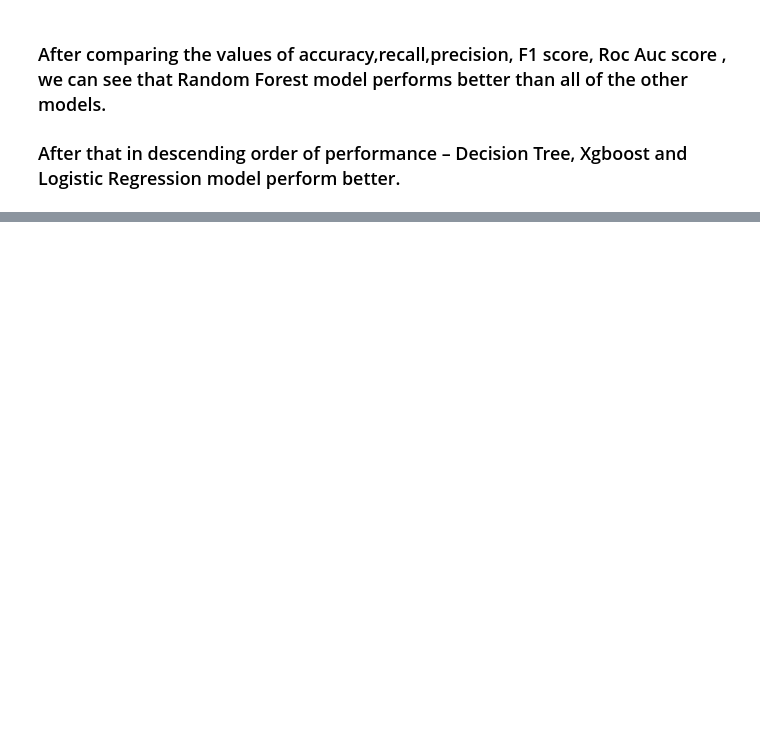
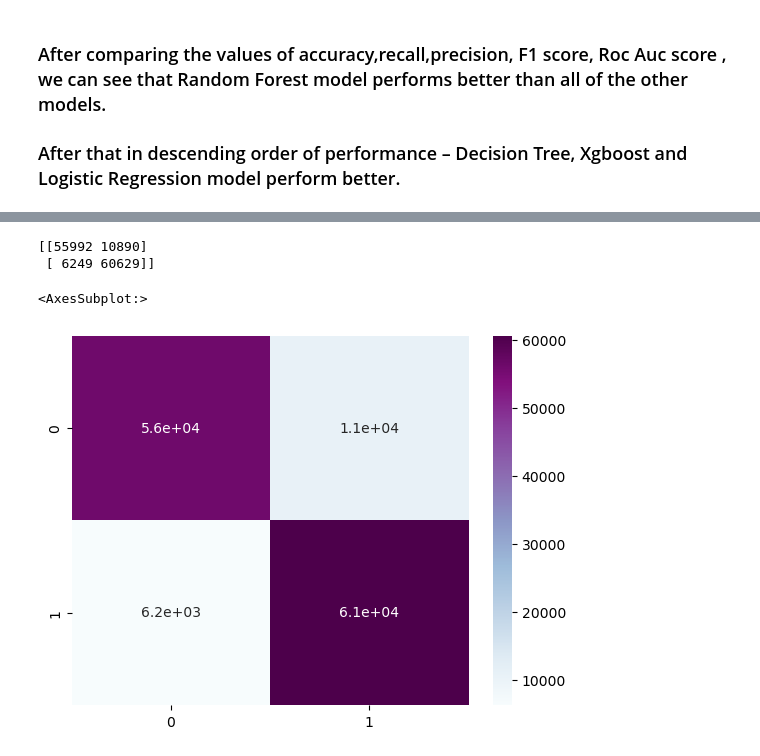
Before and after one commit to Prashant-Richhariya/Vehicle-Insurance-Cross-Sell-Prediction-Project, a Jupyter notebook: Vehicle Insurance Cross Sell Prediction.ipynb, the cells around one changed output, grey strips where cells are left out. Drawn from its saved outputs; the diff is of its cells as text; code cells hidden in the pictures; blank space fills up the shorter version.

```diff
--- a/Vehicle Insurance Cross Sell Prediction.ipynb
+++ b/Vehicle Insurance Cross Sell Prediction.ipynb
@@ -873,0 +1006,27 @@ result
+# %%
+import xgboost as xgb
+from skopt import BayesSearchCV
+from skopt.space import Integer, Real, Categorical
+
+# 1. Initialize the model with the explicit evaluation metric to silence warnings
+xgb_model = xgb.XGBClassifier(eval_metric='logloss', use_label_encoder=False)
+
+# 2. Cross-validation and hyperparameter tuning with proper XGBoost spaces
+xgb_bayes = BayesSearchCV(
+    estimator=xgb_model,
+    search_spaces={
+        'max_depth': Integer(2, 50),                 # Tree depth (reduced 100 to 50 to prevent overfitting/slow training)
+        'min_child_weight': Integer(1, 20),          # Replaces min_samples_leaf
+        'gamma': Real(0, 10, prior='uniform'),       # Replaces min_samples_split (controls minimum loss reduction)
+        'n_estimators': Integer(10, 150),            # Number of boosting rounds
+        'colsample_bytree': Real(0.5, 1.0, prior='uniform') # Replaces max_features (percentage of features per tree)
+    },
+    cv=5,
+    verbose=2,
+    scoring='accuracy',
+    n_iter=4,
+    random_state=42
+)
+
+# 3. Fit the model
+xgb_bayes.fit(X_train, y_train)
@@ -873,0 +1091,2 @@ result
+# %%
+xgbtest_pred=xgb_bayes.best_estimator_.predict(X_test)
@@ -873,0 +1135,10 @@ result
+# %%
+# Confusion matrix useful to find how many values are classified correctly
+cm=confusion_matrix(y_test,xgbtest_pred)
+print(cm)
+sns.heatmap(cm,annot=True,cmap='BuPu')
+# %% [output]
+[[55992 10890]
+ [ 6249 60629]]
+<AxesSubplot:>
+[figure, added]
```
Also changed, not shown: parts of 31 cells of this notebook.
